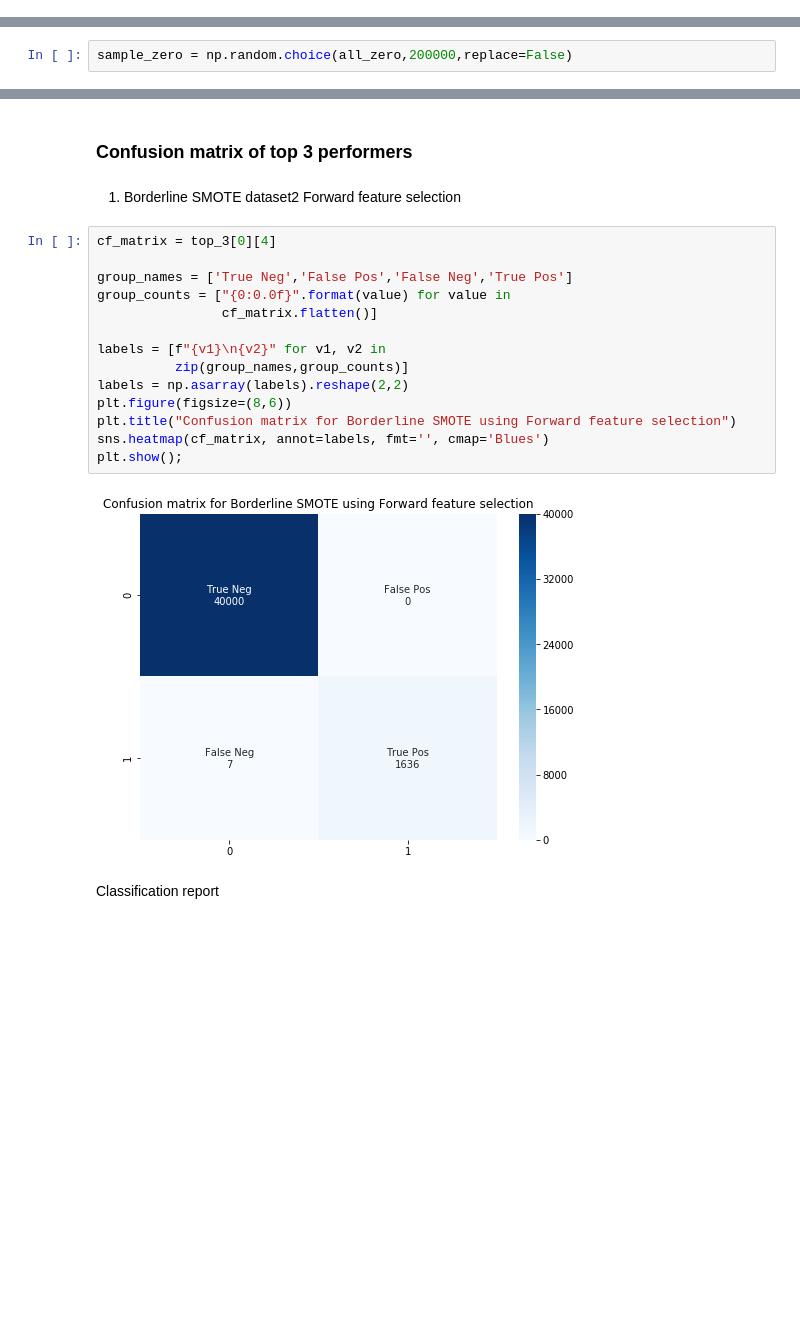
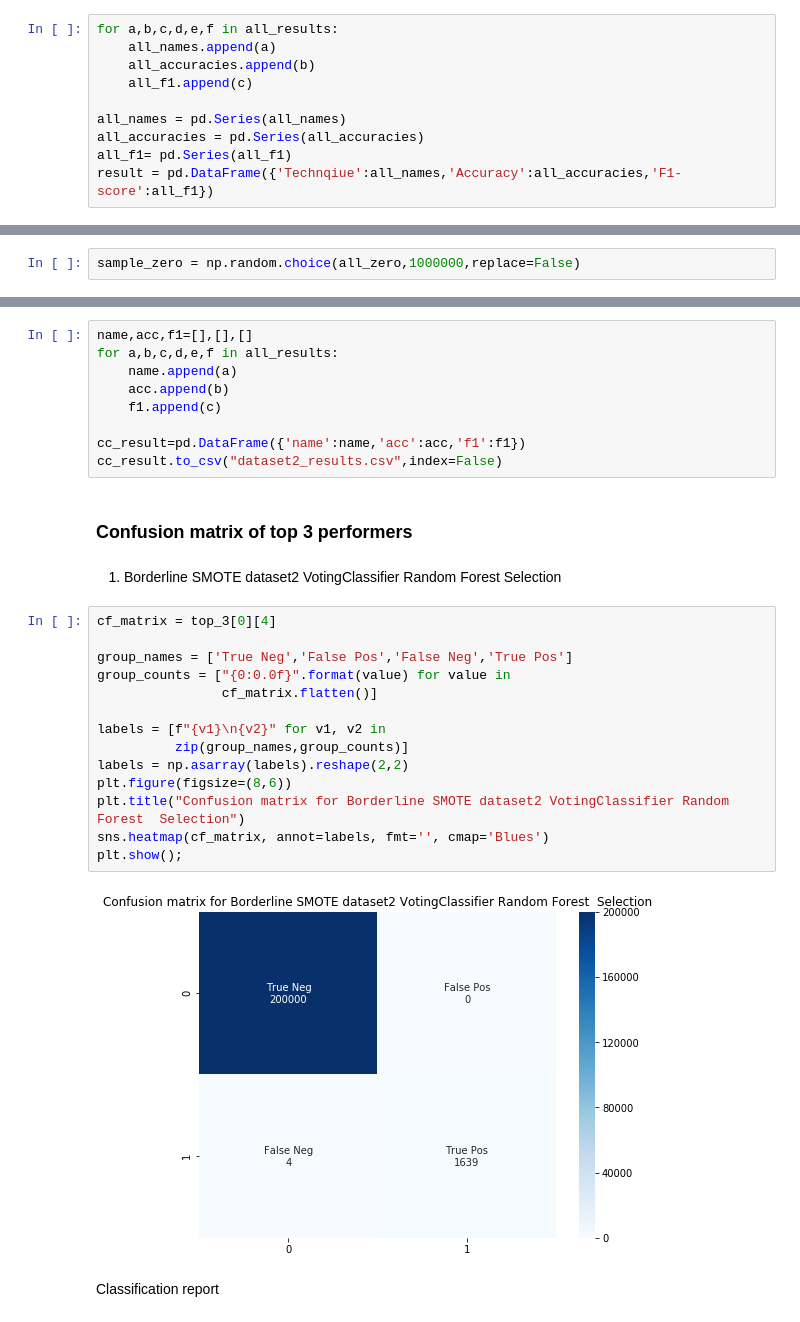
Before and after one commit to anujshr15/Online-Financial-Fraud-Detection, a Jupyter notebook: Online Financial Fraud Detection.ipynb, the cells around one changed output, grey strips where cells are left out. Saved outputs shown, nothing was run; the diff lists cells and outputs as text; blank space fills up the shorter version.

```diff
--- a/Online Financial Fraud Detection.ipynb
+++ b/Online Financial Fraud Detection.ipynb
@@ -456,0 +543,10 @@ all_results
+# %%
+for a,b,c,d,e,f in all_results:
+    all_names.append(a)
+    all_accuracies.append(b)
+    all_f1.append(c)
+
+all_names = pd.Series(all_names)
+all_accuracies = pd.Series(all_accuracies)
+all_f1= pd.Series(all_f1)
+result = pd.DataFrame({'Technqiue':all_names,'Accuracy':all_accuracies,'F1-score':all_f1})
@@ -597,5 +679,5 @@ all_zero=list(dataset2.loc[dataset2["isFraud"]==0].index)
 # %%
-sample_zero = np.random.choice(all_zero,200000,replace=False)
+sample_zero = np.random.choice(all_zero,1000000,replace=False)
 # %%
 all_one=list(dataset2.loc[dataset2["isFraud"]==1].index)
 # %%
@@ -1025,23 +940,32 @@ top_3
+# %%
+name,acc,f1=[],[],[]
+for a,b,c,d,e,f in all_results:
+    name.append(a)
+    acc.append(b)
+    f1.append(c)
+
+cc_result=pd.DataFrame({'name':name,'acc':acc,'f1':f1})
+cc_result.to_csv("dataset2_results.csv",index=False)
 # %% [markdown]
 ### Confusion matrix of top 3 performers
 # %% [markdown]
-1. Borderline SMOTE dataset2 Forward feature selection
+1. Borderline SMOTE dataset2 VotingClassifier Random Forest  Selection
 # %%
 cf_matrix = top_3[0][4]
 
 group_names = ['True Neg','False Pos','False Neg','True Pos']
 group_counts = ["{0:0.0f}".format(value) for value in
                 cf_matrix.flatten()]
 
 labels = [f"{v1}\n{v2}" for v1, v2 in
           zip(group_names,group_counts)]
 labels = np.asarray(labels).reshape(2,2)
 plt.figure(figsize=(8,6))
-plt.title("Confusion matrix for Borderline SMOTE using Forward feature selection")
+plt.title("Confusion matrix for Borderline SMOTE dataset2 VotingClassifier Random Forest  Selection")
 sns.heatmap(cf_matrix, annot=labels, fmt='', cmap='Blues')
 plt.show();
 # %% [output]
-[figure, old version]
+[figure, new version]
 # %% [markdown]
 Classification report
 # %%
```
Also changed, not shown: parts of 85 cells of this notebook.
